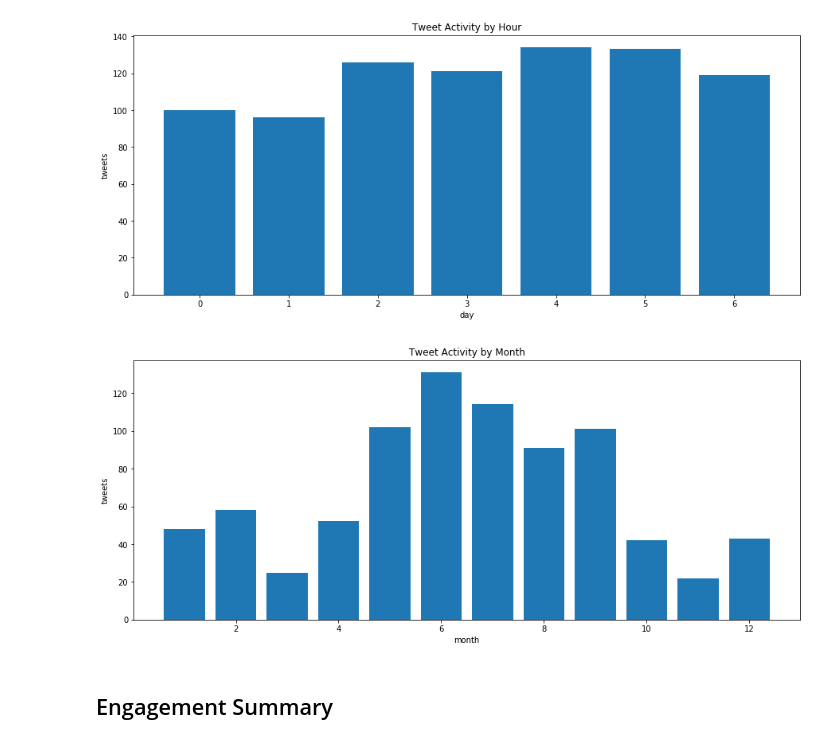
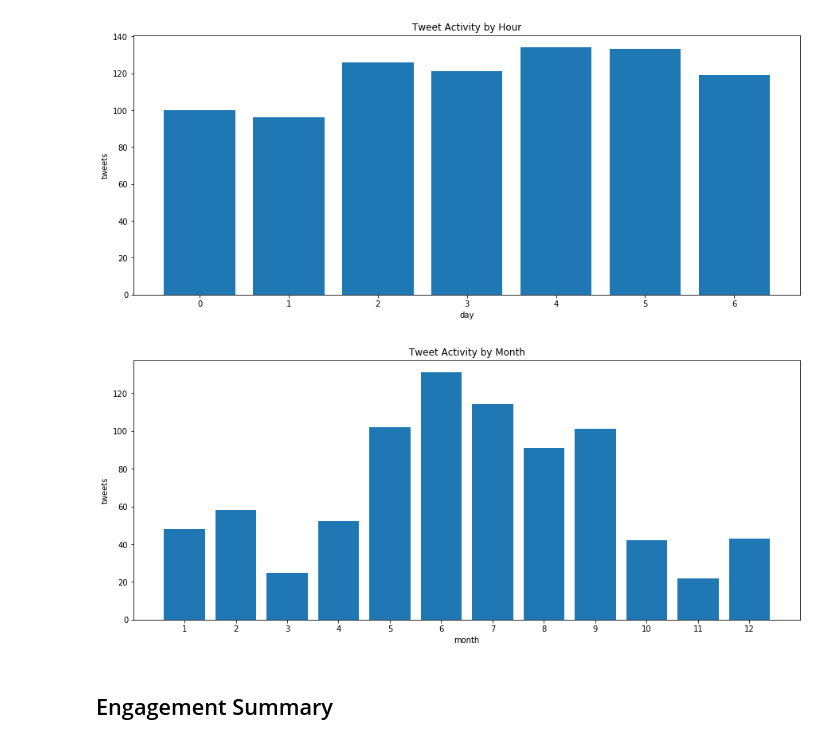
Before and after one commit to gtieng/twitter_analytics, a Jupyter notebook: main.ipynb, the cells around one changed output. Drawn from its saved outputs; the diff is of its cells as text; code cells hidden in the pictures.

Commit message:
engagement plots updated

```diff
--- a/main.ipynb
+++ b/main.ipynb
@@ -85,13 +85,13 @@ plt.show()
 month_activity = gerard_tweets.groupby("month").count()
 # %%
 plt.figure(figsize=(15,6))
-plt.bar(month_activity.index, month_activity["Tweet permalink"], tick_label=month_activity.i)
+plt.bar(month_activity.index, month_activity["Tweet permalink"], tick_label=month_activity.index)
 plt.xlabel("month")
 plt.ylabel("tweets")
 plt.title(f"Tweet Activity by Month")
 plt.show()
 # %% [output]
-[figure, old version]
+[figure, new version]
 # %% [markdown]
 ## Engagement Summary
 # %%
```
Also changed, not shown: parts of 7 cells of this notebook.
